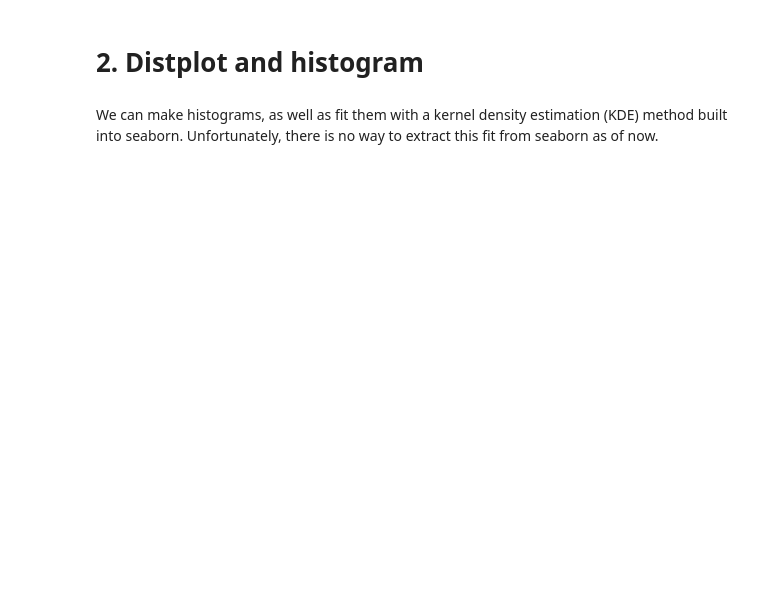
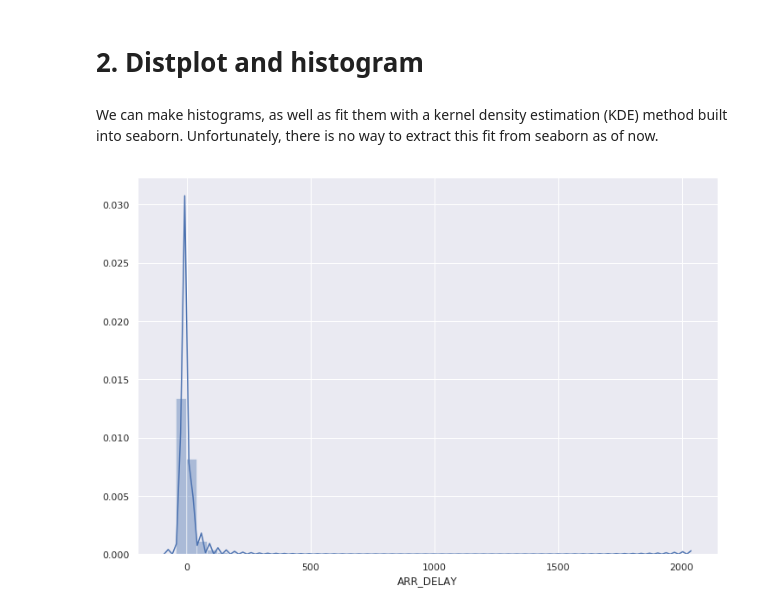
Before and after one commit to NihanPol/intro_pandas_and_seaborn, a Jupyter notebook: Chap_3_plotting_w_seaborn.ipynb, the cells around one changed output. Drawn from its saved outputs; the diff is of its cells as text; code cells hidden in the pictures; blank space fills up the shorter version.

```diff
--- a/Chap_3_plotting_w_seaborn.ipynb
+++ b/Chap_3_plotting_w_seaborn.ipynb
@@ -68,3 +71,13 @@ pl.show()
 # 2. Distplot and histogram
 # %% [markdown]
 We can make histograms, as well as fit them with a kernel density estimation (KDE) method built into seaborn. Unfortunately, there is no way to extract this fit from seaborn as of now.
+# %%
+#The function to produce a distplot does not like NaNs, so let's get rid of them!
+
+interest_var = dataset['ARR_DELAY'][dataset['ARR_DELAY'].notna()]
+
+seaborn.distplot(interest_var,)
+
+pl.show()
+# %% [output]
+[figure, added]
```
Also changed, not shown: parts of 25 cells of this notebook.
